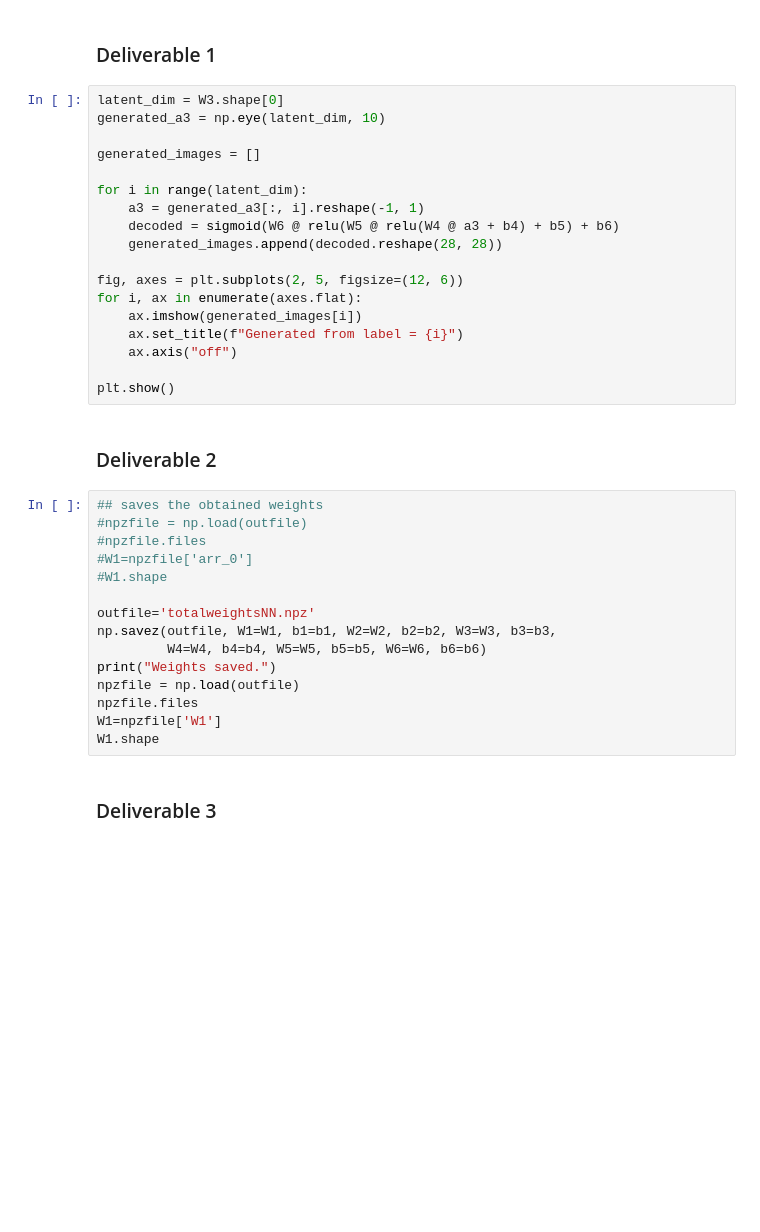
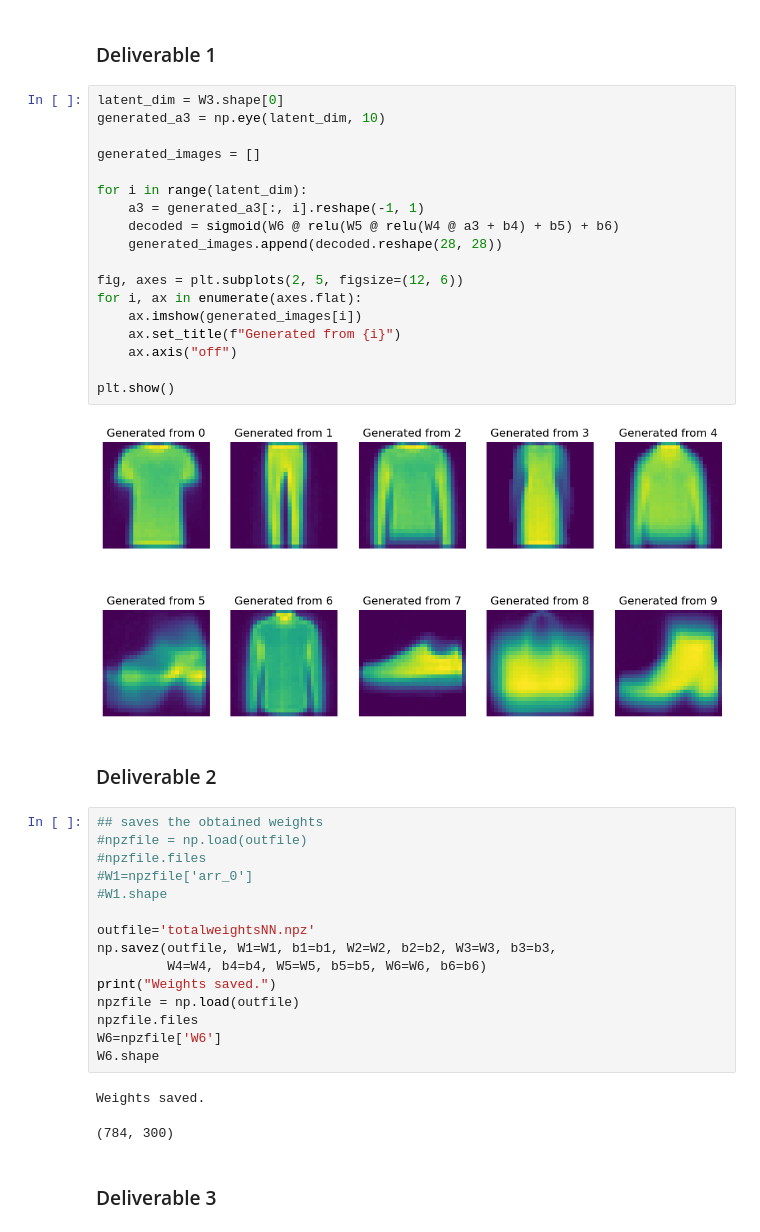
Before and after one commit to mard4/machine-learning, a Jupyter notebook: 5.NN/neural_network_part2_annarelli.ipynb, the cells around one changed output. Drawn from its saved outputs; the diff is of its cells as text; blank space fills up the shorter version.

```diff
--- a/5.NN/neural_network_part2_annarelli.ipynb
+++ b/5.NN/neural_network_part2_annarelli.ipynb
@@ -599,21 +588,23 @@ plt.show()
 # %%
 latent_dim = W3.shape[0]
 generated_a3 = np.eye(latent_dim, 10)
 
 generated_images = []
 
 for i in range(latent_dim):
     a3 = generated_a3[:, i].reshape(-1, 1)
     decoded = sigmoid(W6 @ relu(W5 @ relu(W4 @ a3 + b4) + b5) + b6)
     generated_images.append(decoded.reshape(28, 28))
 
 fig, axes = plt.subplots(2, 5, figsize=(12, 6))
 for i, ax in enumerate(axes.flat):
     ax.imshow(generated_images[i])
-    ax.set_title(f"Generated from label = {i}")
+    ax.set_title(f"Generated from {i}")
     ax.axis("off")
 
 plt.show()
+# %% [output]
+[figure, added]
 # %% [markdown]
 ### Deliverable 2
 # %%
@@ -629,8 +620,11 @@ np.savez(outfile, W1=W1, b1=b1, W2=W2, b2=b2, W3=W3, b3=b3,
 print("Weights saved.")
 npzfile = np.load(outfile)
 npzfile.files
-W1=npzfile['W1']
-W1.shape
+W6=npzfile['W6']
+W6.shape
+# %% [output]
+Weights saved.
+(784, 300)
 # %% [markdown]
 ### Deliverable 3
 # %%
```
Also changed, not shown: parts of 6 cells of this notebook.
